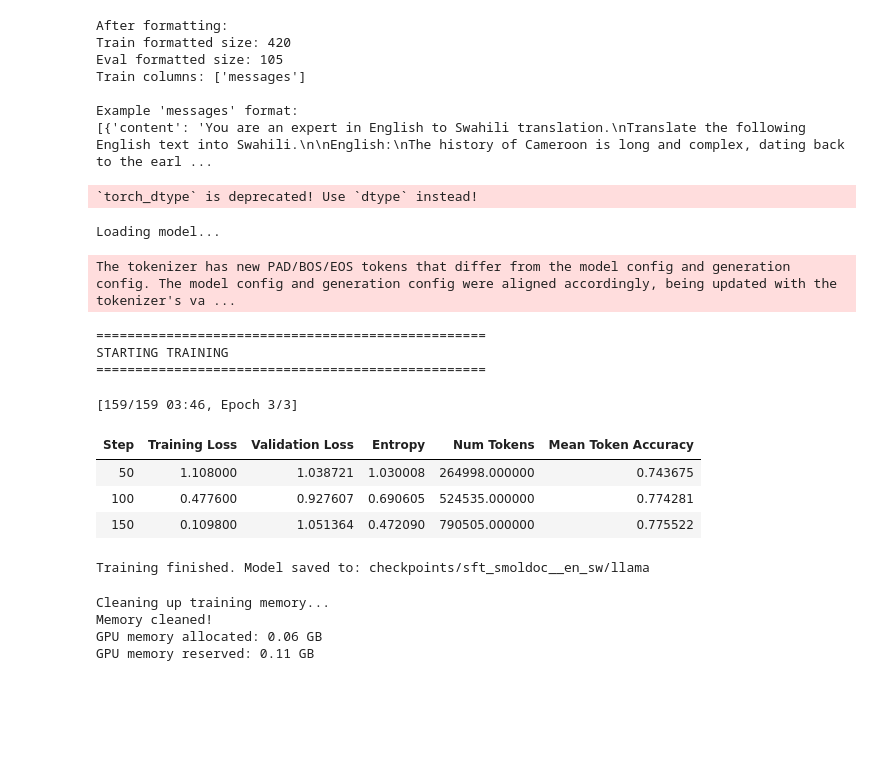
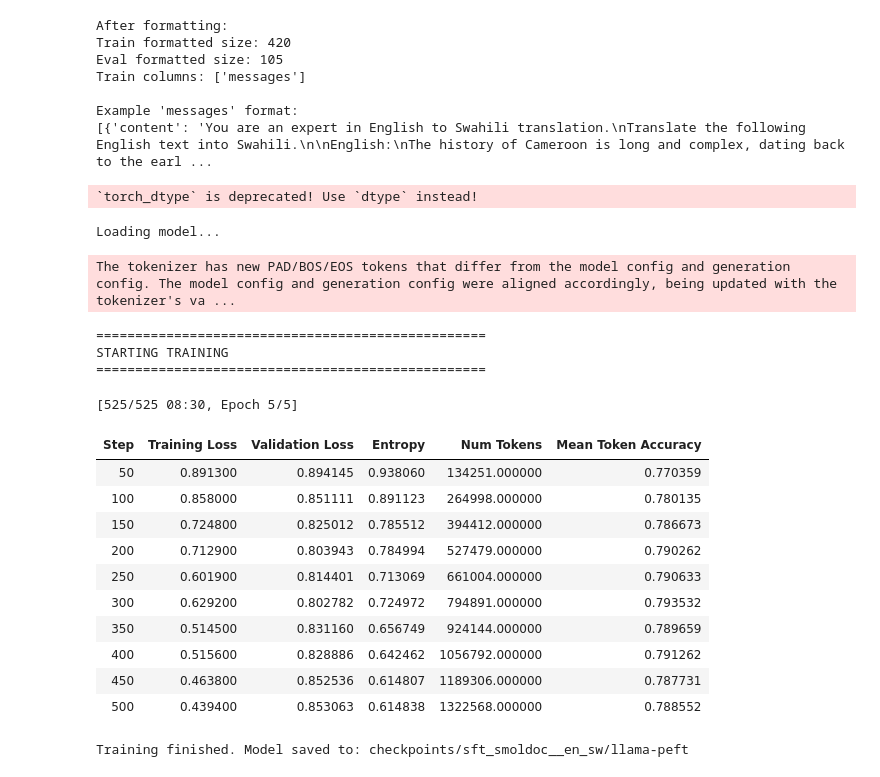
Before and after one commit to au-nlp/project-milestone-p2-group22, a Jupyter notebook: experiments/lora/peft-llama.ipynb, the cells around one changed output. Cells and saved outputs as stored; diff of their text form; code cells hidden in the pictures; blank space fills up the shorter version.

```diff
--- a/sft-llama.ipynb
+++ b/experiments/lora/peft-llama.ipynb
@@ -19,7 +19,7 @@ print("Config:", SMOLDOC_CONFIG)
 print("SFT base model:", SFT_MODEL_NAME)
 
 # --- Load Dataset ---
-datasets = get_extended_datasets(save_path="data/smoldoc_datasets", overwrite=False)
+datasets = get_extended_datasets(save_path="../../data/smoldoc_datasets", overwrite=False)
 ds_full: Dataset = datasets[SMOLDOC_CONFIG]
 
 # Split: 90% train_eval, 10% test
@@ -116,14 +116,16 @@ Train columns: ['messages']
 Example 'messages' format:
 [{'content': 'You are an expert in English to Swahili translation.\nTranslate the following English text into Swahili.\n\nEnglish:\nThe history of Cameroon is long and complex, dating back to the earl ...
 # %%
+from peft import LoraConfig
+
 # --- SFT Configuration ---
 # H100 Settings
-per_device_bs = 4        # Increased for H100 (adjust if OOM, but 4B should fit easily)
-grad_accum = 2          # Effective batch = 8 * 2 = 16
+per_device_bs = 1        # Increased for H100 (adjust if OOM, but 4B should fit easily)
+grad_accum = 4          # Effective batch = 8 * 2 = 16
 
 sft_config = SFTConfig(
     output_dir=OUTPUT_DIR_SFT,
-    num_train_epochs=3,
+    num_train_epochs=5,
     per_device_train_batch_size=per_device_bs,
     per_device_eval_batch_size=per_device_bs,
     gradient_accumulation_steps=grad_accum,
@@ -142,7 +144,19 @@ sft_config = SFTConfig(
     gradient_checkpointing=True,     # Recommended even on H100 for batch size efficiency
     optim="adamw_torch_fused",
 )
-
+# --- LoRA / PEFT configuration ---
+lora_config = LoraConfig(
+    r=16,
+    lora_alpha=32,
+    lora_dropout=0.05,
+    bias="none",
+    task_type="CAUSAL_LM",
+    # Llama-3 module names:
+    target_modules=[
+        "q_proj", "k_proj", "v_proj", "o_proj",
+        "gate_proj", "up_proj", "down_proj",
+    ],
+)
 # --- Initialize Model ---
 print("\nLoading model...")
 model_sft = AutoModelForCausalLM.from_pretrained(
@@ -150,70 +164,52 @@ model_sft = AutoModelForCausalLM.from_pretrained(
     torch_dtype=torch.bfloat16,
     attn_implementation="flash_attention_2",
 )
+model_sft.config.use_cache = False
+
+
 
 # --- Create Trainer ---
 # NOTE: formatting_func is REMOVED.
 # TRL automatically detects the "messages" column and uses tokenizer.apply_chat_template
 trainer_sft = SFTTrainer(
     model=model_sft,
     processing_class=tokenizer_sft, # 'tokenizer' argument is deprecated in newer TRL, use processing_class
     train_dataset=train_ds_fmt,
     eval_dataset=eval_ds_fmt,
     args=sft_config,
+    peft_config=lora_config,
 )
 
 # --- Train ---
 print("\n" + "="*50)
 print("STARTING TRAINING")
 print("="*50 + "\n")
 
 trainer_sft.train()
 
 # --- Save ---
-final_dir = os.path.join(OUTPUT_DIR_SFT, "llama")
+final_dir = os.path.join(OUTPUT_DIR_SFT, "llama-peft")
 trainer_sft.save_model(final_dir)
 tokenizer_sft.save_pretrained(final_dir)
 print(f"\nTraining finished. Model saved to: {final_dir}")
 # %% [output]
 `torch_dtype` is deprecated! Use `dtype` instead!
 Loading model...
 The tokenizer has new PAD/BOS/EOS tokens that differ from the model config and generation config. The model config and generation config were aligned accordingly, being updated with the tokenizer's va ...
 ==================================================
 STARTING TRAINING
 ==================================================
-[159/159 03:46, Epoch 3/3]
+[525/525 08:30, Epoch 5/5]
 | Step | Training Loss | Validation Loss | Entropy | Num Tokens | Mean Token Accuracy |
-| 50 | 1.108000 | 1.038721 | 1.030008 | 264998.000000 | 0.743675 |
-| 100 | 0.477600 | 0.927607 | 0.690605 | 524535.000000 | 0.774281 |
-| 150 | 0.109800 | 1.051364 | 0.472090 | 790505.000000 | 0.775522 |
+| 50 | 0.891300 | 0.894145 | 0.938060 | 134251.000000 | 0.770359 |
+| 100 | 0.858000 | 0.851111 | 0.891123 | 264998.000000 | 0.780135 |
+| 150 | 0.724800 | 0.825012 | 0.785512 | 394412.000000 | 0.786673 |
+| 200 | 0.712900 | 0.803943 | 0.784994 | 527479.000000 | 0.790262 |
+| 250 | 0.601900 | 0.814401 | 0.713069 | 661004.000000 | 0.790633 |
+| 300 | 0.629200 | 0.802782 | 0.724972 | 794891.000000 | 0.793532 |
+| 350 | 0.514500 | 0.831160 | 0.656749 | 924144.000000 | 0.789659 |
+| 400 | 0.515600 | 0.828886 | 0.642462 | 1056792.000000 | 0.791262 |
+| 450 | 0.463800 | 0.852536 | 0.614807 | 1189306.000000 | 0.787731 |
+| 500 | 0.439400 | 0.853063 | 0.614838 | 1322568.000000 | 0.788552 |
-Training finished. Model saved to: checkpoints/sft_smoldoc__en_sw/llama
+Training finished. Model saved to: checkpoints/sft_smoldoc__en_sw/llama-peft
-# %%
-# --- Clean up training artifacts ---
-import gc
-
-print("Cleaning up training memory...")
-
-# Delete trainer (this holds optimizer states, model, etc.)
-del trainer_sft
-
-# Delete the training model
-del model_sft
-
-# Delete datasets if you don't need them
-del train_ds_fmt, eval_ds_fmt
-
-# Force garbage collection
-gc.collect()
-
-# Clear CUDA cache
-torch.cuda.empty_cache()
-
-print("Memory cleaned!")
-print(f"GPU memory allocated: {torch.cuda.memory_allocated(0) / 1024**3:.2f} GB")
-print(f"GPU memory reserved: {torch.cuda.memory_reserved(0) / 1024**3:.2f} GB")
-# %% [output]
-Cleaning up training memory...
-Memory cleaned!
-GPU memory allocated: 0.06 GB
-GPU memory reserved: 0.11 GB
 # %%
```
Also changed, not shown: parts of 2 cells of this notebook, 13 other files.
